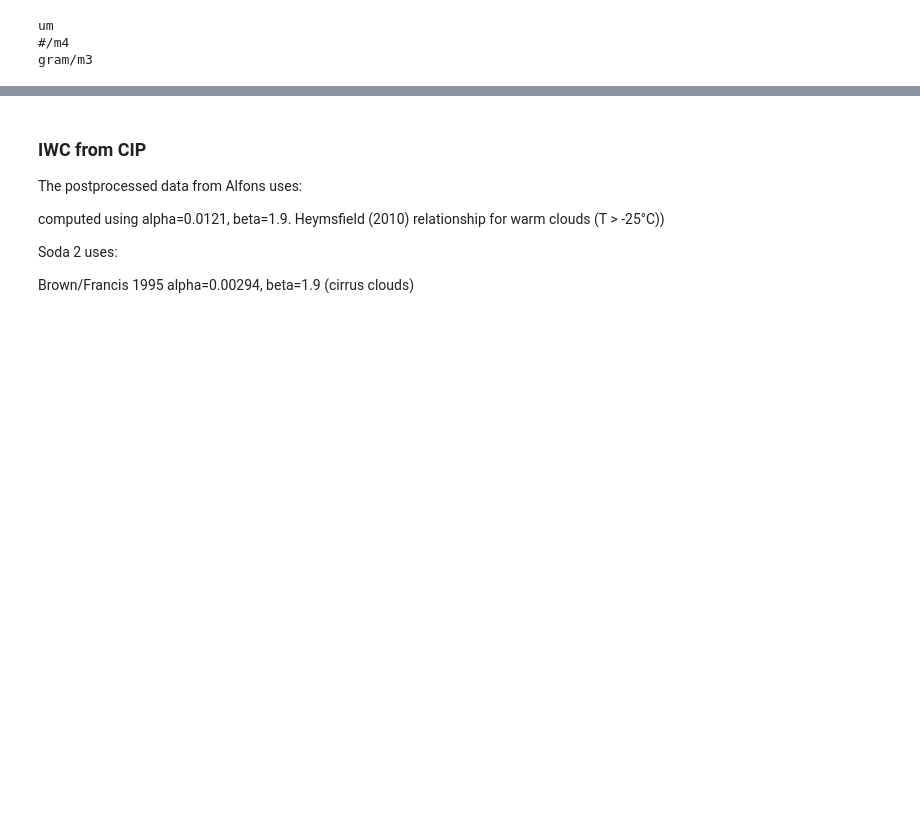
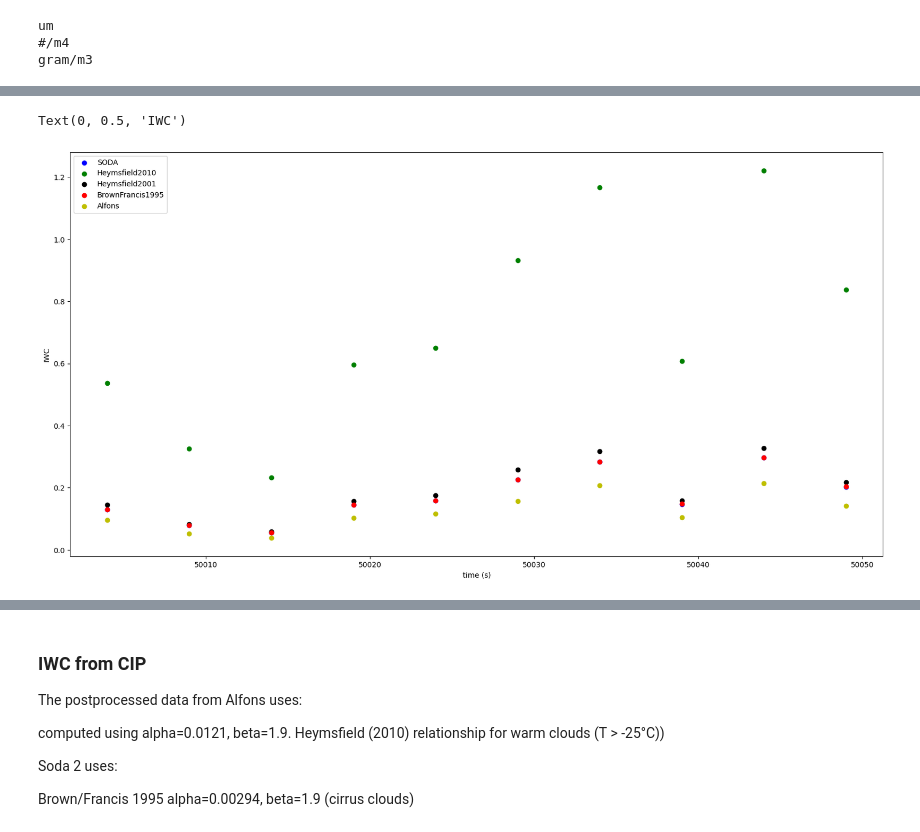
Before and after one commit to niellaNina/procIslasMicrophy, a Jupyter notebook: Compare_postprocessing.ipynb, the cells around one changed output, grey strips where cells are left out. Drawn from its saved outputs; the diff is of its cells as text; code cells hidden in the pictures; blank space fills up the shorter version.

Commit message:
Added code from Tim, created the overview_plots notebook

```diff
--- a/Compare_postprocessing.ipynb
+++ b/Compare_postprocessing.ipynb
@@ -14,5 +16,13 @@ my_path = '/Results_2022-islas/Processed/'
 cdp_a_file = main_path + alf_path + 'F15_data_CDP.csv'
 cip_a_file = main_path + alf_path + 'F15_data_CIP.csv'
 
+
 cdp_m_file = main_path + my_path + 'CDP_processed/L1/CDP_updated_IS22-11.nc'
+
+#L1
 cip_m_file = main_path + my_path + 'CIP_processed/L1/CIP_update_5s_IS22-11.nc'
+
+#L2
+cip_m_file = main_path + my_path + 'CIP_processed/L2/CIP_update_5s_IS22-11_L2.nc'
+
+print(cip_m_file)
@@ -82,3 +94,12 @@ print(cip_xds['IWC'].attrs['units'])
 um
 #/m4
 gram/m3
+# %%
+# subselection of data for testing, 10 values
+# Select a subset of the data
+# between 50000 and 51000
+f_cip_df = cip_df[cip_df['    0'].between(50000,50050)]
+f_cip_df = f_cip_df.rename(columns={'    0':'0'})
+
+f_cip_xds = cip_xds.where((cip_xds['utc_time']>=50000) & (cip_xds['utc_time']<=50050), drop=True)
+#Turn the xds into a comparable df with only the similar
@@ -130 +257,17 @@ Data variables: (12/46)
     product_version:               1
+# %%
+fig = plt.figure(figsize=(20,10))
+ax = fig.subplots()
+
+ax.scatter(f_cip_xds['utc_time'], f_cip_xds['IWC'], c='b', label='SODA')
+ax.scatter(f_cip_xds['utc_time'], f_cip_xds['IWC_H10'], c='g', label='Heymsfield2010')
+ax.scatter(f_cip_xds['utc_time'], f_cip_xds['IWC_H01'], c='k', label='Heymsfield2001')
+ax.scatter(f_cip_xds['utc_time'], f_cip_xds['IWC_BF95'], c='r', label='BrownFrancis1995')
+ax.scatter(f_cip_df['0'], f_cip_df['IWC'], c='y', label='Alfons')
+
+ax.legend(loc='upper left')
+ax.set_xlabel('time (s)')
+ax.set_ylabel('IWC')
+# %% [output]
+Text(0, 0.5, 'IWC')
+[figure, added]
```
Also changed, not shown: parts of 34 cells of this notebook, 9 other files.
